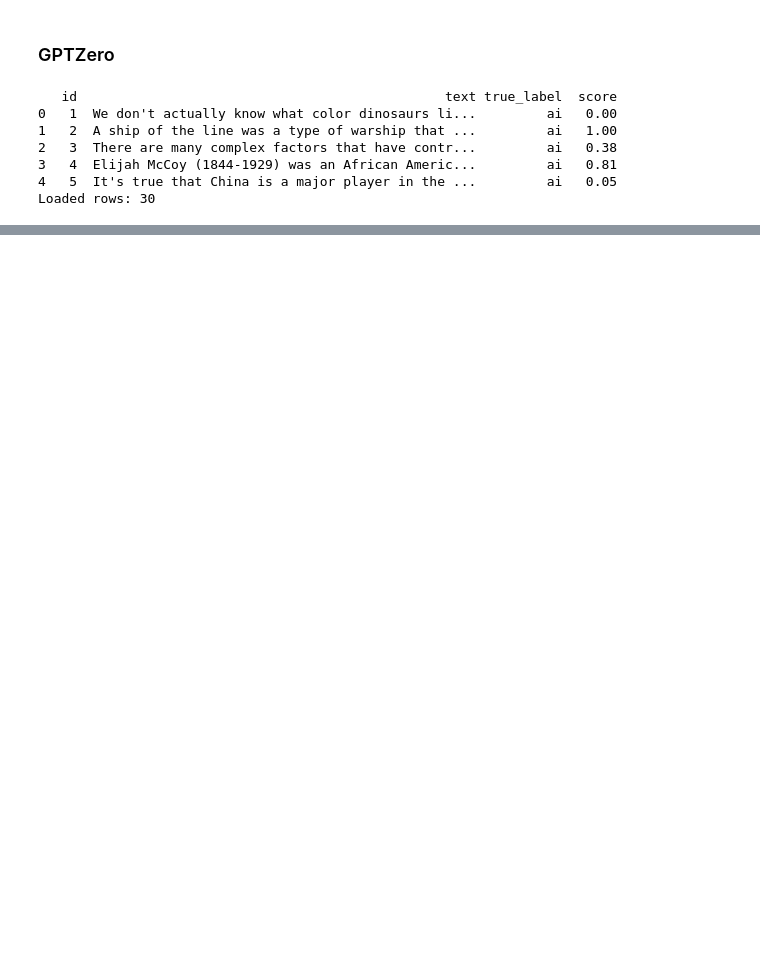
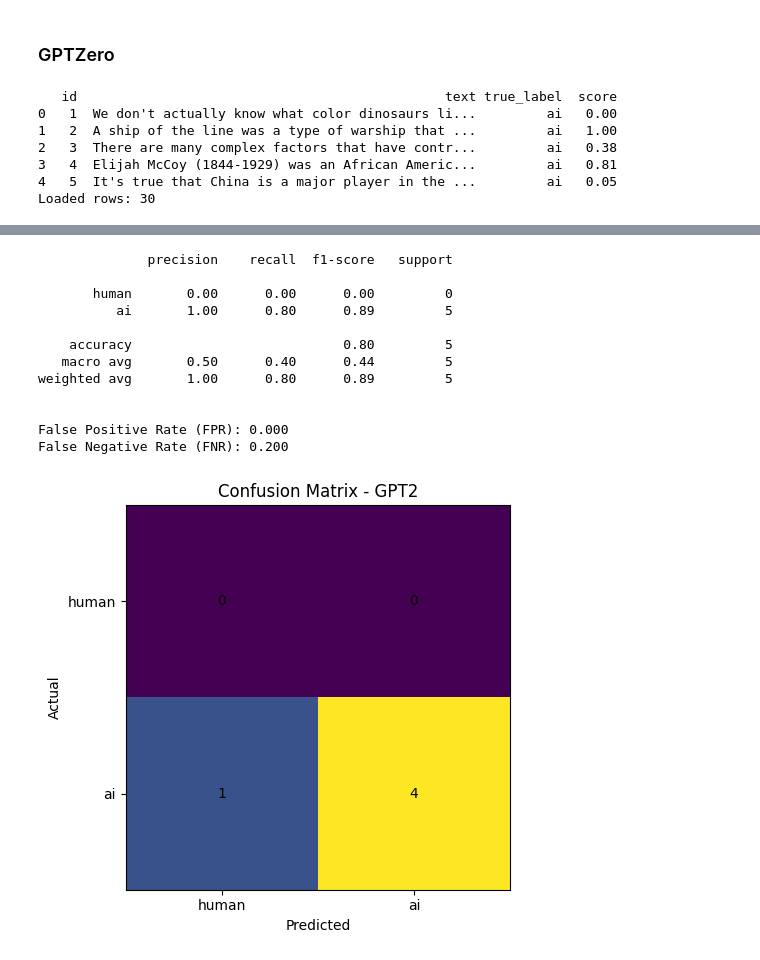
Before and after one commit to Ninj4M4ster/ai_generated_data_detection, a Jupyter notebook: project/notebook.ipynb, the cells around one changed output, grey strips where cells are left out. Drawn from its saved outputs; the diff is of its cells as text; code cells hidden in the pictures; blank space fills up the shorter version.

```diff
--- a/project/notebook.ipynb
+++ b/project/notebook.ipynb
@@ -247,0 +313,16 @@ False Negative Rate (FNR): 0.333
+# %%
+evaluate("GPT2", ["ai"] * len(new_generated_texts), list(map(lambda x: 'human' if x == 0 else 'ai', y_pred_new_ppl)))
+# %% [output]
+              precision    recall  f1-score   support
+
+       human       0.00      0.00      0.00         0
+          ai       1.00      0.80      0.89         5
+
+    accuracy                           0.80         5
+   macro avg       0.50      0.40      0.44         5
+weighted avg       1.00      0.80      0.89         5
+
+
+False Positive Rate (FPR): 0.000
+False Negative Rate (FNR): 0.200
+[figure, added]
```
Also changed, not shown: parts of 10 cells of this notebook, 1 other file.
